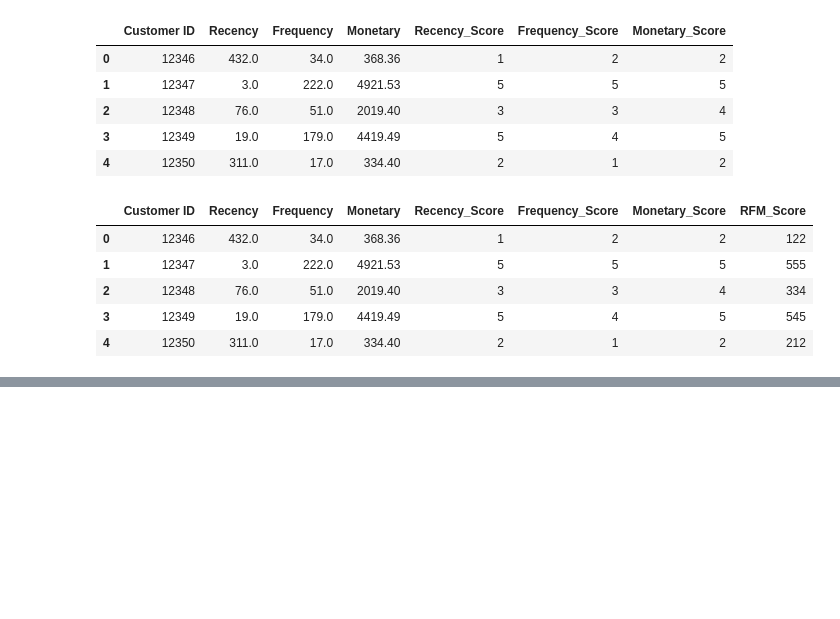
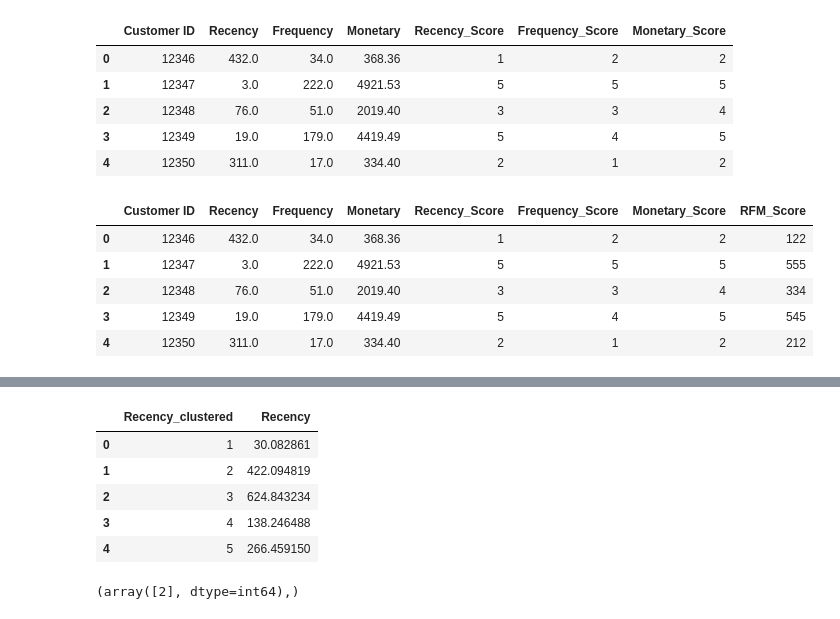
Before and after one commit to ArgyroMp/msc-thesis, a Jupyter notebook: Notebooks/02.rfm_dataset.ipynb, the cells around one changed output, grey strips where cells are left out. Saved outputs shown, nothing was run; the diff lists cells and outputs as text; code cells hidden in the pictures; blank space fills up the shorter version.

```diff
--- a/Notebooks/02.rfm_dataset.ipynb
+++ b/Notebooks/02.rfm_dataset.ipynb
@@ -246,0 +227,16 @@ rfm2.head(10)
+# %%
+r1 = rfm2.groupby(["Recency_clustered"], as_index=False).agg(
+                            {"Recency": lambda x :x.mean()})
+r1.head()
+# %% [output]
+|  | Recency_clustered | Recency |
+| 0 | 1 | 30.082861 |
+| 1 | 2 | 422.094819 |
+| 2 | 3 | 624.843234 |
+| 3 | 4 | 138.246488 |
+| 4 | 5 | 266.459150 |
+# %%
+i = np.where(r1["Recency_clustered"] == 3)
+print(i)
+# %% [output]
+(array([2], dtype=int64),)
```
Also changed, not shown: parts of 22 cells of this notebook, 1 other file.
